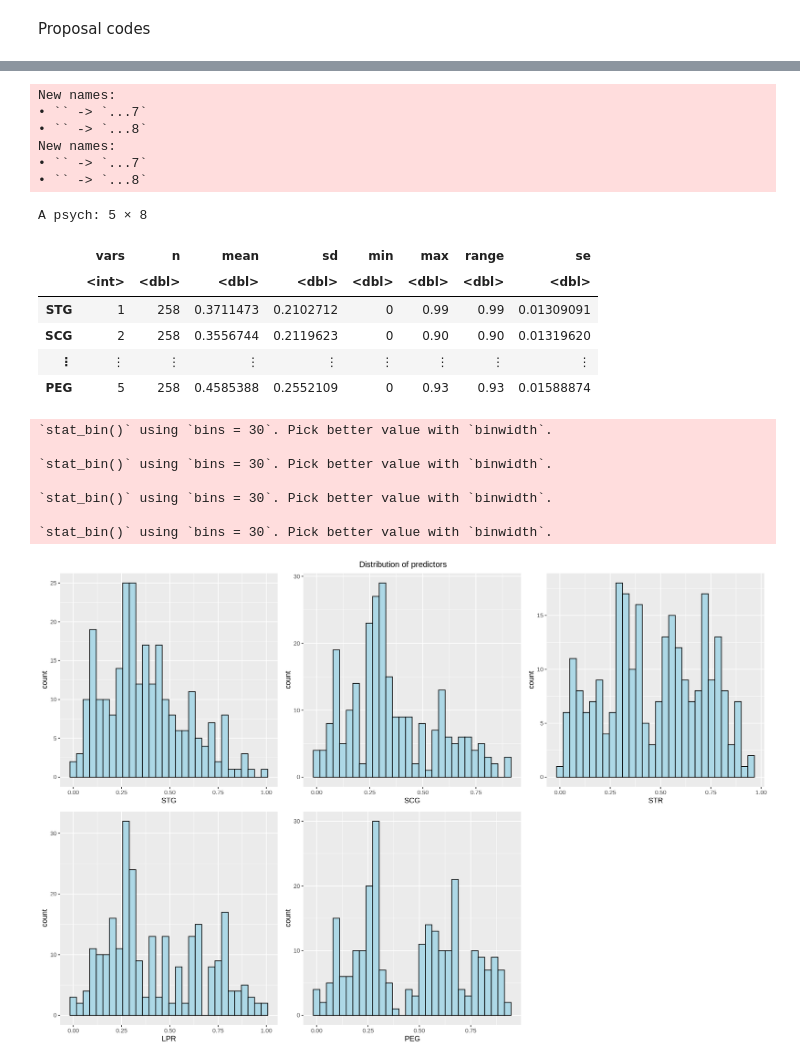
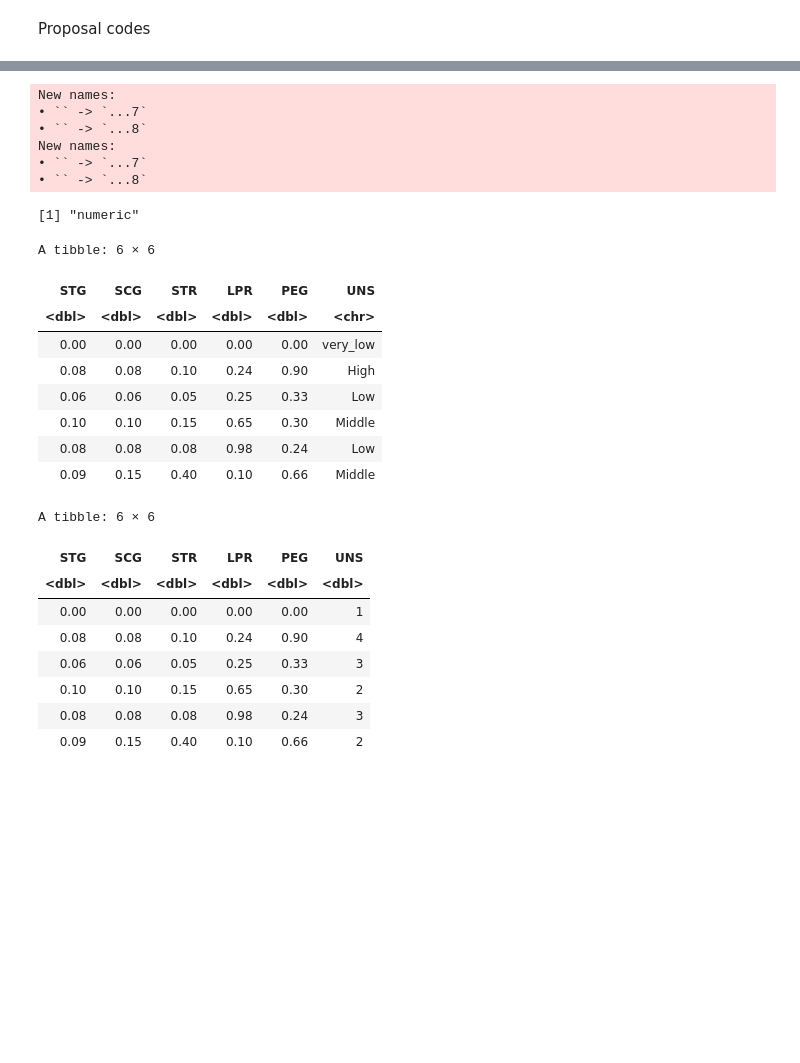
Before and after one commit to fyang1419/Group-56-Project, a Jupyter notebook: Proposal codes.ipynb, the cells around one changed output, grey strips where cells are left out. Cells and saved outputs as stored; diff of their text form; code cells hidden in the pictures; blank space fills up the shorter version.

Commit message:
Fix according to TA's feedback
Edited cleaning + exploratory plots + predictors choice, should all be in "Proposal codes"

```diff
--- a/Proposal codes.ipynb
+++ b/Proposal codes.ipynb
@@ -16,62 +12,50 @@ Making 'packages.html' ...
 # %%
 # show data can be read
 options(repr.plot.width = 15, repr.plot.height = 10)
 
 train_data <- read_excel("Data_User.xls", sheet="Training_Data") |>
               select(STG:UNS)
 test_data <- read_excel("Data_User.xls", sheet="Test_Data") |>
               select(STG:UNS)
 
 
-#tidy data: turn UNS into factors in both sets of data
-train_data <- train_data |>
-mutate(UNS = as_factor(UNS))
+#tidy data: turn UNS into factors in both sets of data, then turn to numeric levels starting at 1 for very_low
+#clean and wrangle data
+#turn class levels to 1,2,3,4 (very low, low, middle, high)
+train_data_cleaned<- train_data |>
+mutate(UNS = factor(as.factor(UNS), levels=(rev(levels(as.factor(UNS)))))) |>
+mutate(UNS = as.numeric(UNS))
 
-test_data <- test_data |>
-mutate(UNS = as_factor(UNS))
+test_data_cleaned <- test_data |>
+mutate(UNS = factor(as.factor(UNS), levels=(rev(levels(as.factor(UNS)))))) |>
+mutate(UNS = as.factor(as.numeric(UNS)))
 
-#Summary table for predictors in train-data
-summary_pred_train <- describe(train_data[-6], fast=TRUE)
-summary_pred_train
-
-#visualizing training data
-# plots showing distribution of each predictor:
-
-prawSTG <- ggplot(train_data, aes(STG))+
-geom_histogram(colour="black", fill="lightblue", bins=30)
-
-prawSCG <- ggplot(train_data, aes(SCG))+
-geom_histogram(colour="black", fill="lightblue")
-
-prawSTR <- ggplot(train_data, aes(STR))+
-geom_histogram(colour="black", fill="lightblue")
-
-prawLPR <- ggplot(train_data, aes(LPR))+
-geom_histogram(colour="black", fill="lightblue")
-
-prawPEG <- ggplot(train_data, aes(PEG))+
-geom_histogram(colour="black", fill="lightblue")
-
-grid.arrange(prawSTG, prawSCG, prawSTR, prawLPR, prawPEG, ncol=3, top="Distribution of predictors")
+class(train_data_cleaned$UNS)
+head(train_data)
+head(train_data_cleaned)
 # %% [output]
 New names:
 • `` -> `...7`
 • `` -> `...8`
 New names:
 • `` -> `...7`
 • `` -> `...8`
-A psych: 5 × 8
+[1] "numeric"
+A tibble: 6 × 6
-|  | vars | n | mean | sd | min | max | range | se |
-|  | <int> | <dbl> | <dbl> | <dbl> | <dbl> | <dbl> | <dbl> | <dbl> |
-| STG | 1 | 258 | 0.3711473 | 0.2102712 | 0 | 0.99 | 0.99 | 0.01309091 |
-| SCG | 2 | 258 | 0.3556744 | 0.2119623 | 0 | 0.90 | 0.90 | 0.01319620 |
-| ⋮ | ⋮ | ⋮ | ⋮ | ⋮ | ⋮ | ⋮ | ⋮ | ⋮ |
-| PEG | 5 | 258 | 0.4585388 | 0.2552109 | 0 | 0.93 | 0.93 | 0.01588874 |
+| STG | SCG | STR | LPR | PEG | UNS |
+| <dbl> | <dbl> | <dbl> | <dbl> | <dbl> | <chr> |
+| 0.00 | 0.00 | 0.00 | 0.00 | 0.00 | very_low |
+| 0.08 | 0.08 | 0.10 | 0.24 | 0.90 | High |
+| 0.06 | 0.06 | 0.05 | 0.25 | 0.33 | Low |
+| 0.10 | 0.10 | 0.15 | 0.65 | 0.30 | Middle |
+| 0.08 | 0.08 | 0.08 | 0.98 | 0.24 | Low |
+| 0.09 | 0.15 | 0.40 | 0.10 | 0.66 | Middle |
-`stat_bin()` using `bins = 30`. Pick better value with `binwidth`.
-
-`stat_bin()` using `bins = 30`. Pick better value with `binwidth`.
-
-`stat_bin()` using `bins = 30`. Pick better value with `binwidth`.
-
-`stat_bin()` using `bins = 30`. Pick better value with `binwidth`.
-[figure, removed]
+A tibble: 6 × 6
+| STG | SCG | STR | LPR | PEG | UNS |
+| <dbl> | <dbl> | <dbl> | <dbl> | <dbl> | <dbl> |
+| 0.00 | 0.00 | 0.00 | 0.00 | 0.00 | 1 |
+| 0.08 | 0.08 | 0.10 | 0.24 | 0.90 | 4 |
+| 0.06 | 0.06 | 0.05 | 0.25 | 0.33 | 3 |
+| 0.10 | 0.10 | 0.15 | 0.65 | 0.30 | 2 |
+| 0.08 | 0.08 | 0.08 | 0.98 | 0.24 | 3 |
+| 0.09 | 0.15 | 0.40 | 0.10 | 0.66 | 2 |
```
Also changed, not shown: parts of 6 cells of this notebook, 1 other file.
